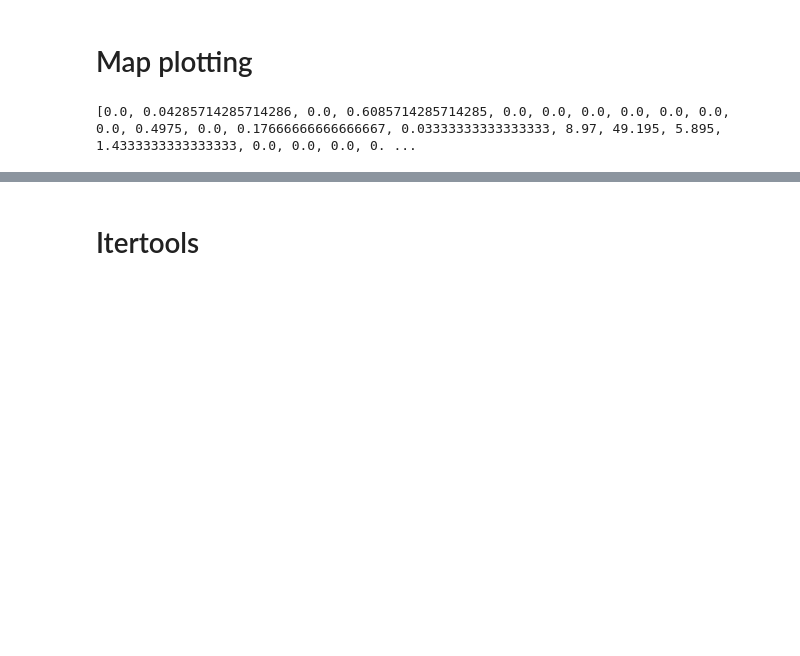
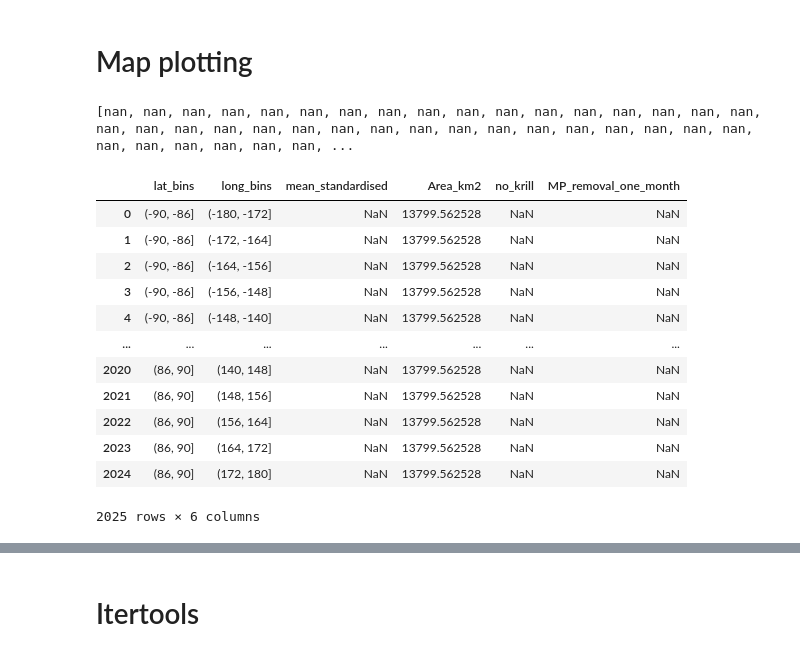
Before and after one commit to bethcandish/Antarctic_Krill, a Jupyter notebook: model_plots.ipynb, the cells around one changed output, grey strips where cells are left out. Saved outputs shown, nothing was run; the diff lists cells and outputs as text; code cells hidden in the pictures; blank space fills up the shorter version.

```diff
--- a/model_plots.ipynb
+++ b/model_plots.ipynb
@@ -391,8 +391,8 @@ krillbase = krillbase.dropna(subset=['STANDARDISED_KRILL_UNDER_1M2'])
 krillbase['STANDARDISED_KRILL_UNDER_1M2'] = krillbase['STANDARDISED_KRILL_UNDER_1M2'].round(2)
 
 # Create latitude and longitude bins
-latitude_bins = np.arange(-90, 90 + 2, 2)
-longitude_bins = np.arange(-180, 180 + 4, 4)
+latitude_bins = np.arange(-90, 90 + 4, 4)
+longitude_bins = np.arange(-180, 180 + 8, 8)
 
 # Create the binning and label each row
 krillbase['lat_bins'] = pd.cut(krillbase['LATITUDE'], bins=latitude_bins)
@@ -410,37 +410,57 @@ def calculate_area(lat_bin, long_bin):
     lat_length = 111  # km
 
     # Calculate the average latitude to account for the varying size of longitude
     avg_lat = (lat_min + lat_max) / 2
     # Length of one degree of longitude in km at the average latitude
     long_length = 111.32 * np.cos(np.radians(avg_lat))  # km
 
     # Area of the bin: width (longitude) * height (latitude)
     area = lat_length * (lat_max - lat_min) * long_length * (long_max - long_min)
     return area
 
 # Apply the calculate_area function to each row
 krillbase['Area_km2'] = krillbase.apply(lambda row: calculate_area(row['lat_bins'], row['long_bins']), axis=1)
 
 
 
 #add a column with the average standardised krill under 1m2 in each bin
 krillbase['mean_standardised'] = krillbase.groupby(['lat_bins', 'long_bins'])['STANDARDISED_KRILL_UNDER_1M2'].transform('mean')
 
 
 # Now, create a new DataFrame that only contains the bins and total number of krill for each bin
 krill_summary = krillbase.groupby(['lat_bins', 'long_bins'])['mean_standardised'].mean().reset_index()
 
+krill_summary['Area_km2'] = krill_summary.apply(lambda row: calculate_area(row['lat_bins'], row['long_bins']), axis=1)
+
+
+krill_summary['no_krill'] = krill_summary['mean_standardised'] * krill_summary['Area_km2']
+
+krill_summary['MP_removal_one_month'] = krill_summary['no_krill'] * 2.5
+
 # Display the summary DataFrame
-
-#drop the rows with nan
-krill_summary = krill_summary.dropna()
 
 #reset index
 krill_summary.reset_index(drop=True, inplace=True)
 
 print(list(krill_summary.mean_standardised))
+
+
+krill_summary
 # %% [output]
-[0.0, 0.04285714285714286, 0.0, 0.6085714285714285, 0.0, 0.0, 0.0, 0.0, 0.0, 0.0, 0.0, 0.4975, 0.0, 0.17666666666666667, 0.03333333333333333, 8.97, 49.195, 5.895, 1.4333333333333333, 0.0, 0.0, 0.0, 0. ...
+[nan, nan, nan, nan, nan, nan, nan, nan, nan, nan, nan, nan, nan, nan, nan, nan, nan, nan, nan, nan, nan, nan, nan, nan, nan, nan, nan, nan, nan, nan, nan, nan, nan, nan, nan, nan, nan, nan, nan, nan, ...
+|  | lat_bins | long_bins | mean_standardised | Area_km2 | no_krill | MP_removal_one_month |
+| 0 | (-90, -86] | (-180, -172] | NaN | 13799.562528 | NaN | NaN |
+| 1 | (-90, -86] | (-172, -164] | NaN | 13799.562528 | NaN | NaN |
+| 2 | (-90, -86] | (-164, -156] | NaN | 13799.562528 | NaN | NaN |
+| 3 | (-90, -86] | (-156, -148] | NaN | 13799.562528 | NaN | NaN |
+| 4 | (-90, -86] | (-148, -140] | NaN | 13799.562528 | NaN | NaN |
+| ... | ... | ... | ... | ... | ... | ... |
+| 2020 | (86, 90] | (140, 148] | NaN | 13799.562528 | NaN | NaN |
+| 2021 | (86, 90] | (148, 156] | NaN | 13799.562528 | NaN | NaN |
+| 2022 | (86, 90] | (156, 164] | NaN | 13799.562528 | NaN | NaN |
+| 2023 | (86, 90] | (164, 172] | NaN | 13799.562528 | NaN | NaN |
+| 2024 | (86, 90] | (172, 180] | NaN | 13799.562528 | NaN | NaN |
+2025 rows × 6 columns
 # %%
 import matplotlib.pyplot as plt
 import cartopy.crs as ccrs
```
Also changed, not shown: parts of 1 cell of this notebook.
